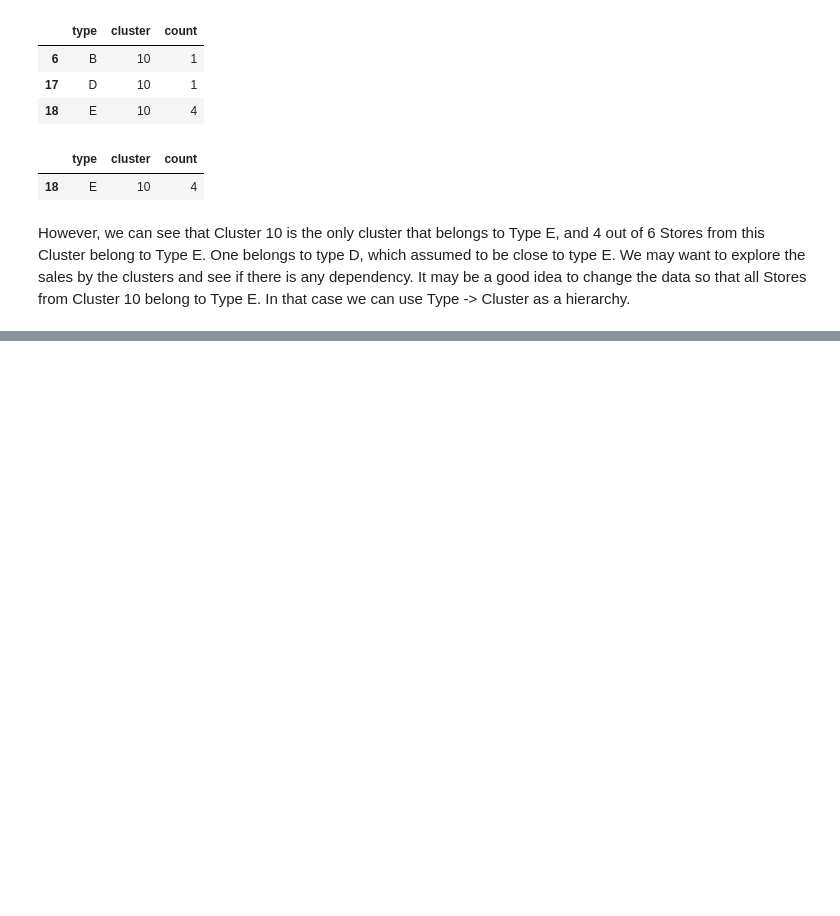
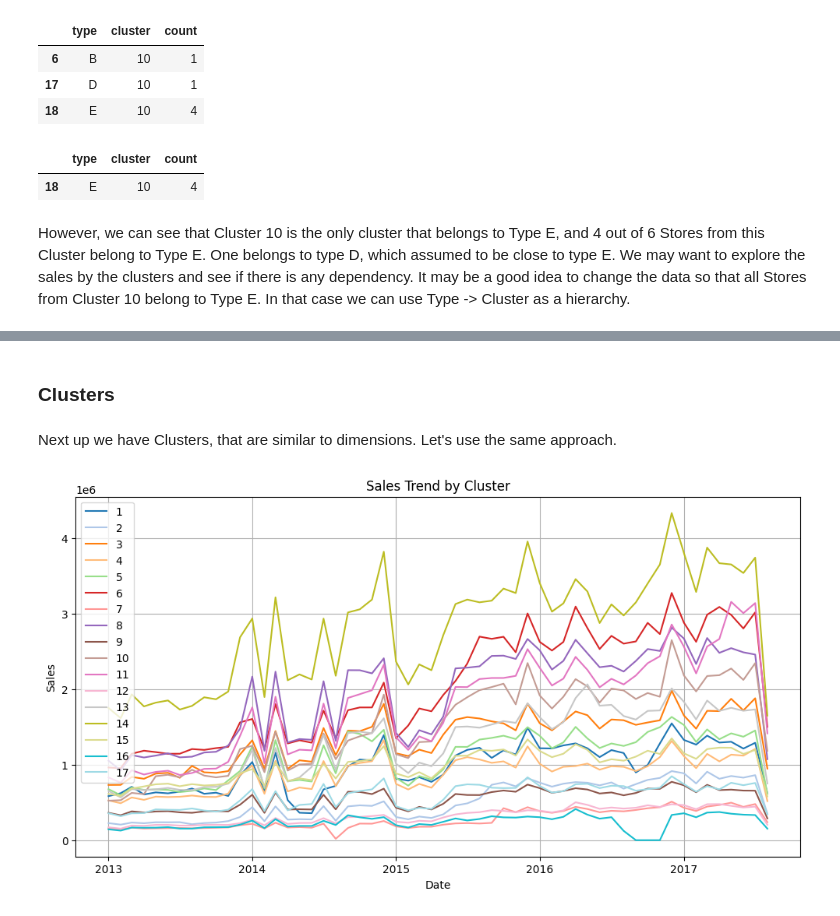
Before and after one commit to i-osipchyk/kaggle-sales-predictions, a Jupyter notebook: main.ipynb, the cells around one changed output, grey strips where cells are left out. Saved outputs shown, nothing was run; the diff lists cells and outputs as text; code cells hidden in the pictures; blank space fills up the shorter version.

```diff
--- a/main.ipynb
+++ b/main.ipynb
@@ -378,0 +460,37 @@ However, we can see that Cluster 10 is the only cluster that belongs to Type E,
+# %% [markdown]
+### Clusters
+# %% [markdown]
+Next up we have Clusters, that are similar to dimensions. Let's use the same approach.
+# %%
+store_clusters_dfs = {}
+
+for store_cluster in sorted(train_merged['cluster'].unique()):
+    store_cluster_df = train_merged.query('cluster == @store_cluster')
+    store_cluster_df = store_cluster_df.groupby(['year', 'month'])['sales'].sum().reset_index()
+    store_clusters_dfs[store_cluster] = store_cluster_df
+# %%
+cluster_counts = stores['cluster'].value_counts().reset_index()
+
+for cluster, df in store_clusters_dfs.items():
+    df['date'] = pd.to_datetime(df[['year', 'month']].assign(day=1))
+    cluster_count = cluster_counts.query('cluster == @cluster')['count'].values[0]
+    df['avg_sales'] = df['sales']/cluster_count
+# %%
+num_clusters = len(store_clusters_dfs)
+
+colormap = plt.cm.get_cmap('tab20', num_clusters)
+
+plt.figure(figsize=(12, 6))
+
+for i, (cluster, df) in enumerate(store_clusters_dfs.items()):
+    color = colormap(i)
+    plt.plot(df['date'], df['sales'], label=cluster, color=color)
+
+plt.legend()
+plt.title('Sales Trend by Cluster')
+plt.xlabel('Date')
+plt.ylabel('Sales')
+plt.grid(True)
+plt.show()
+# %% [output]
+[figure, added]
```
Also changed, not shown: parts of 27 cells of this notebook.
